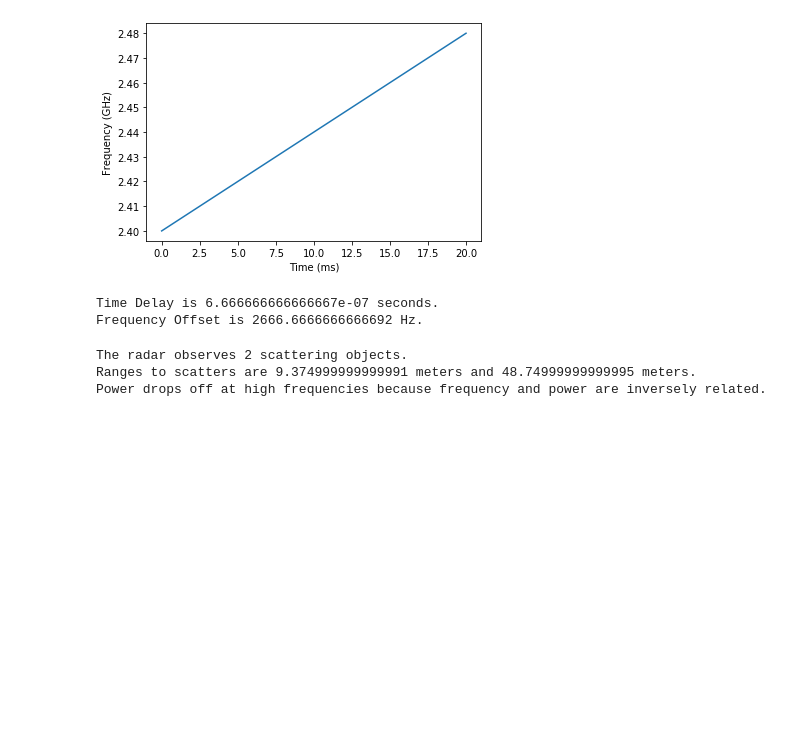
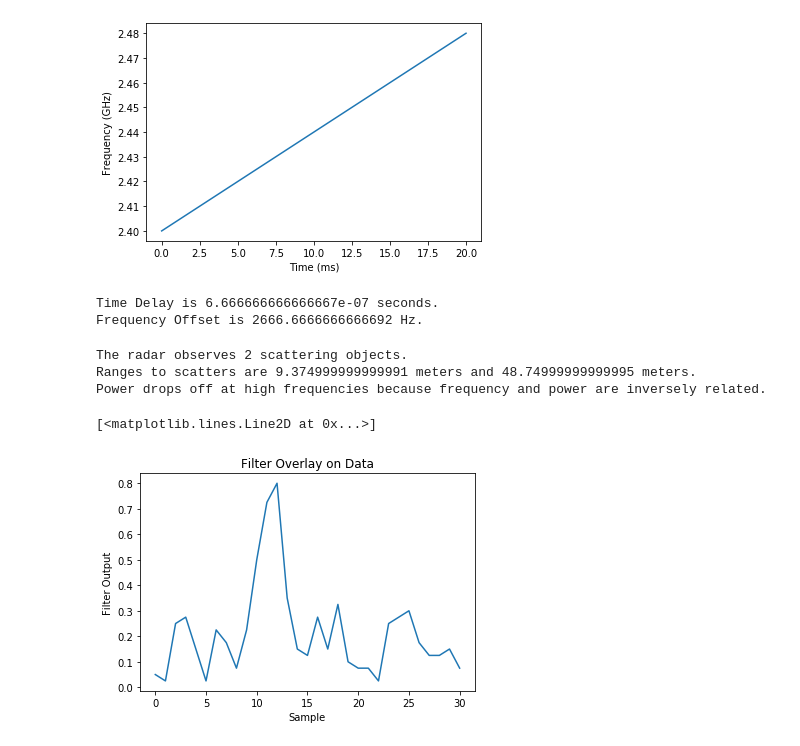
Before and after one commit to rashadphil/MIT-LLRISE, a Jupyter notebook: PCR.ipynb, the cells around one changed output. Saved outputs shown, nothing was run; the diff lists cells and outputs as text; code cells hidden in the pictures; blank space fills up the shorter version.

Commit message:
Problem 4

```diff
--- a/PCR.ipynb
+++ b/PCR.ipynb
@@ -48,3 +48,24 @@ print("Power drops off at high frequencies because frequency and power are inver
 The radar observes 2 scattering objects.
 Ranges to scatters are 9.374999999999991 meters and 48.74999999999995 meters.
 Power drops off at high frequencies because frequency and power are inversely related.
+# %%
+#Problem 4
+seq = np.array([0.4,0.3,0.1,0.0,0.1,1.2,0.0,-0.5,0.6,0.2,-0.2,-0.1,1.2,-0.9,0.7,-0.4,-0.6,-0.1,-0.4,0.2,-0.1,0.6,0.5,0.1,-0.1,0.4,-0.4,0.2,-0.2,-0.1,-0.2,0.2,-0.3,-0.4])
+filtered_list = []
+for index in range(len(seq) - 3):
+    output = []
+    for seq_idx in range(index, index +4): #get next 4 points
+        if (seq_idx - index) % 2 == 0: #negate 1st and 3rd point
+            output.append(seq[seq_idx] * -1)
+        else:
+            output.append(seq[seq_idx])
+    filtered_list.append(abs(np.average(output))) #add absolute value of their average to filtered list
+samples = range(len(filtered_list))
+
+plt.xlabel("Sample")
+plt.ylabel("Filter Output")
+plt.title("Filter Overlay on Data")
+plt.plot(samples, filtered_list)
+# %% [output]
+[<matplotlib.lines.Line2D at 0x...>]
+[figure, added]
```
